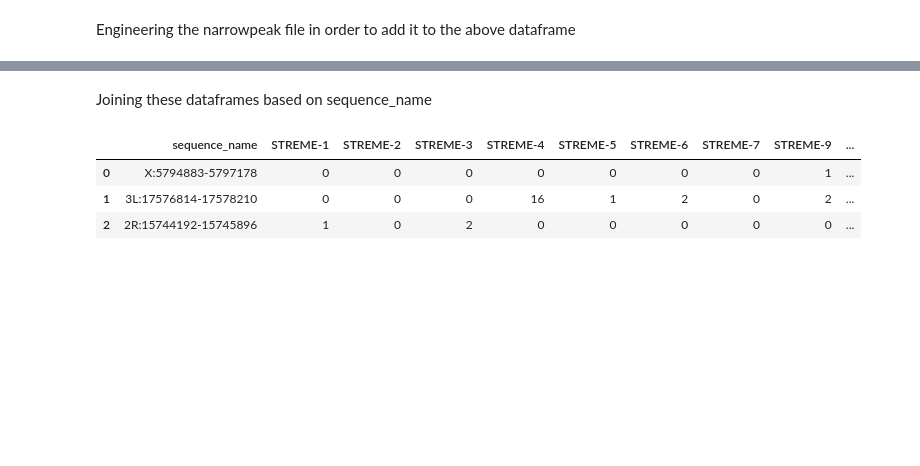
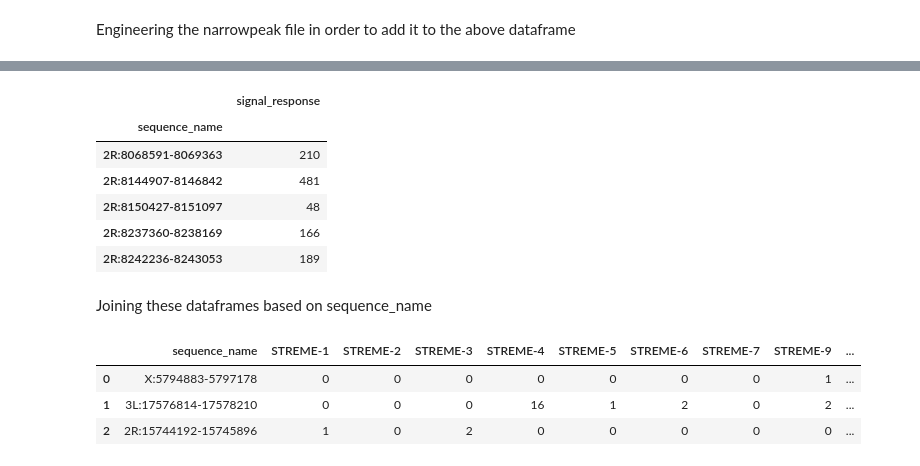
Before and after one commit to FriendlyBandit/data_science_final_project, a Jupyter notebook: logistic_regression_feature_engineering.ipynb, the cells around one changed output, grey strips where cells are left out. Drawn from its saved outputs; the diff is of its cells as text; code cells hidden in the pictures; blank space fills up the shorter version.

```diff
--- a/logistic_regression_feature_engineering.ipynb
+++ b/logistic_regression_feature_engineering.ipynb
@@ -107,6 +174,17 @@ narrowpeak_only_height_name.head(3)
 | 0 | 211000022278091:232-1074 | 36 |
 | 1 | 211000022278785:515-1338 | 350 |
 | 2 | 211000022278925:77-768 | 123 |
+# %%
+temp_groups = narrowpeak_only_height_name.groupby('sequence_name').max()
+temp_groups.iloc[1000:1005, :]
+# %% [output]
+|  | signal_response |
+| sequence_name |  |
+| 2R:8068591-8069363 | 210 |
+| 2R:8144907-8146842 | 481 |
+| 2R:8150427-8151097 | 48 |
+| 2R:8237360-8238169 | 166 |
+| 2R:8242236-8243053 | 189 |
 # %% [markdown]
 Joining these dataframes based on sequence_name
 # %%
```
Also changed, not shown: parts of 12 cells of this notebook, 5 other files.
